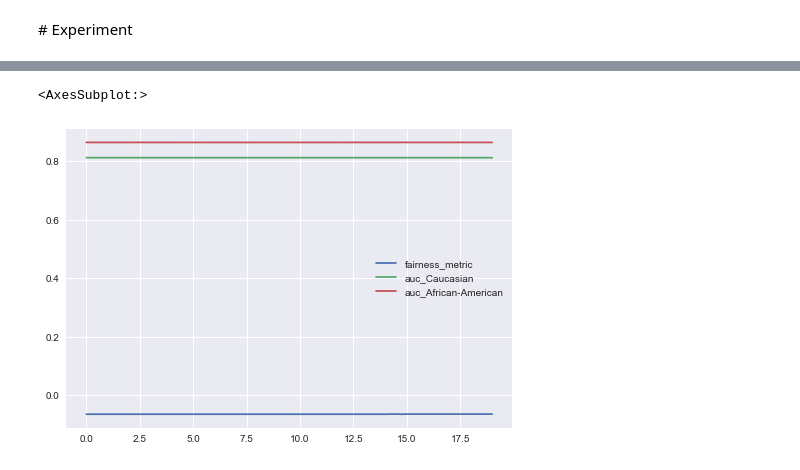
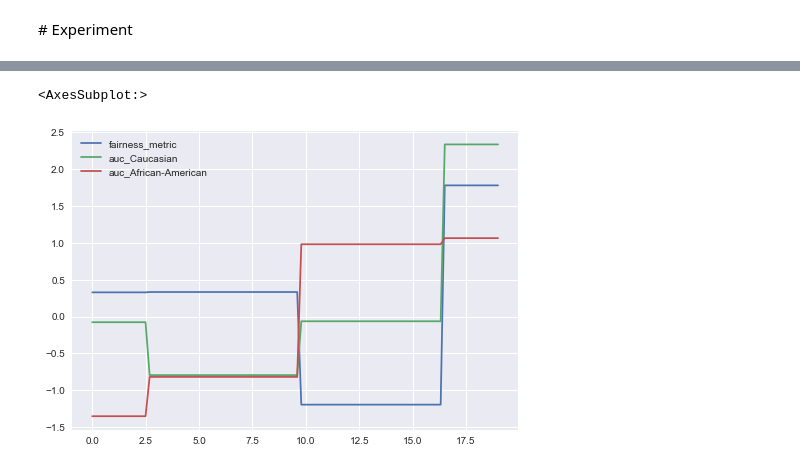
Before and after one commit to cmougan/FairEncoder, a Jupyter notebook: Vanilla.ipynb, the cells around one changed output, grey strips where cells are left out. Saved outputs shown, nothing was run; the diff lists cells and outputs as text; code cells hidden in the pictures.

```diff
--- a/Vanilla.ipynb
+++ b/Vanilla.ipynb
@@ -229,0 +243,6 @@ if SCALING:
+# %%
+PARAM = np.linspace(0, 1, 100)
+d = fair_encoder(
+    model=LogisticRegression(), enc="leaveoneout", param=PARAM, scaling=SCALING
+)
+d.plot()
@@ -230,5 +252,7 @@ if SCALING:
 # %%
-res.plot()
+fair_encoder(
+    model=GradientBoostingClassifier(), enc="mestimate", param=PARAM, scaling=SCALING
+).plot()
 # %% [output]
 <AxesSubplot:>
-[figure, old version]
+[figure, new version]
```
Also changed, not shown: parts of 9 cells of this notebook.
